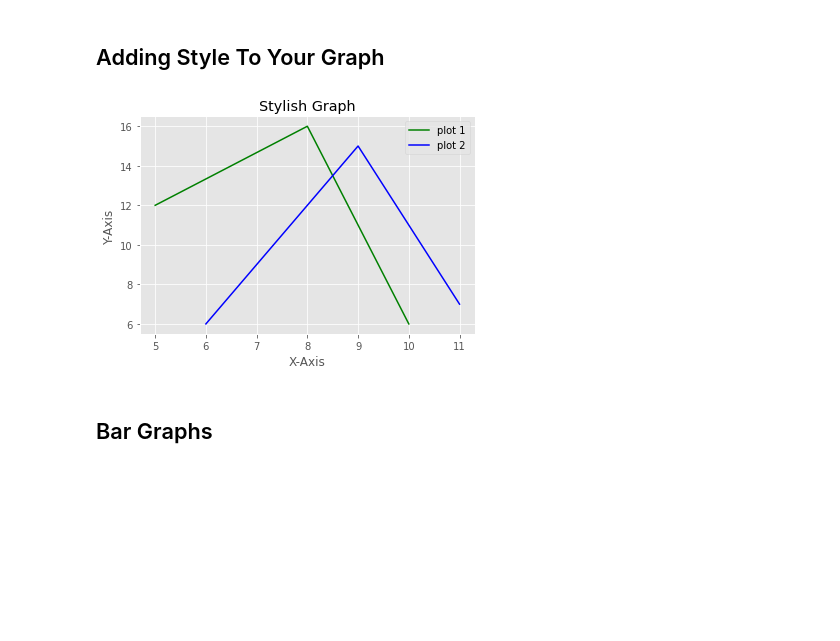
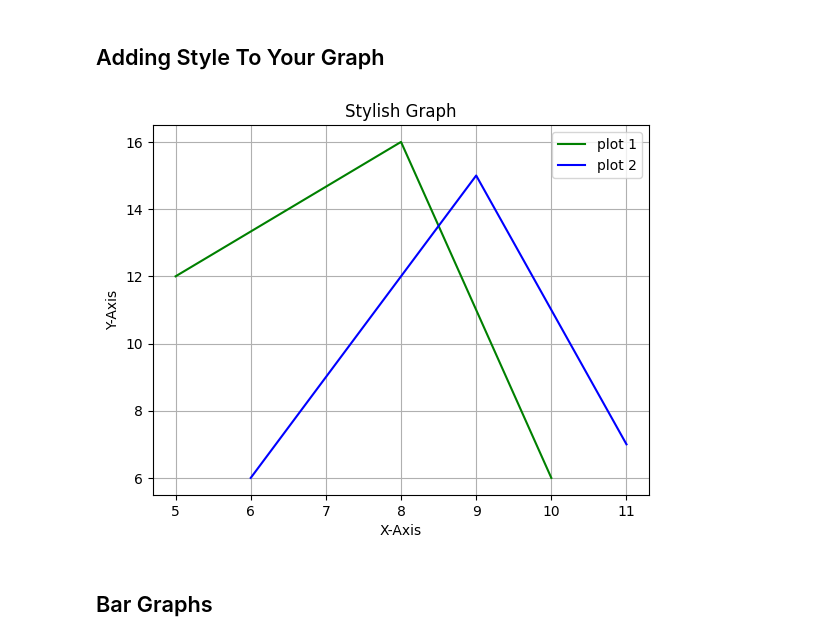
Before and after one commit to anishLearnsToCode/ml-workshop-wac-1, a Jupyter notebook: day_2/notebooks/matplotlib-tutorial.ipynb, the cells around one changed output. Cells and saved outputs as stored; diff of their text form; code cells hidden in the pictures; blank space fills up the shorter version.

```diff
--- a/day_2/notebooks/matplotlib-tutorial.ipynb
+++ b/day_2/notebooks/matplotlib-tutorial.ipynb
@@ -18,21 +18,21 @@ plt.show()
 # %% [markdown]
 ## Adding Style To Your Graph
 # %%
-style.use('ggplot')
+style.use('default')
 x1, y1 = [5, 8, 10], [12, 16, 6]
 x2, y2 = [6, 9, 11], [6, 15, 7]
 plt.plot(x1, y1, 'g', label='plot 1')
 plt.plot(x2, y2, 'b', label='plot 2')
 
 plt.title('Stylish Graph')
 plt.xlabel('X-Axis')
 plt.ylabel('Y-Axis')
 
 plt.legend()
 plt.grid(True)
 plt.show()
 # %% [output]
-[figure, old version]
+[figure, new version]
 # %% [markdown]
 ## Bar Graphs
 # %%
```
Also changed, not shown: parts of 9 cells of this notebook, 5 other files.
